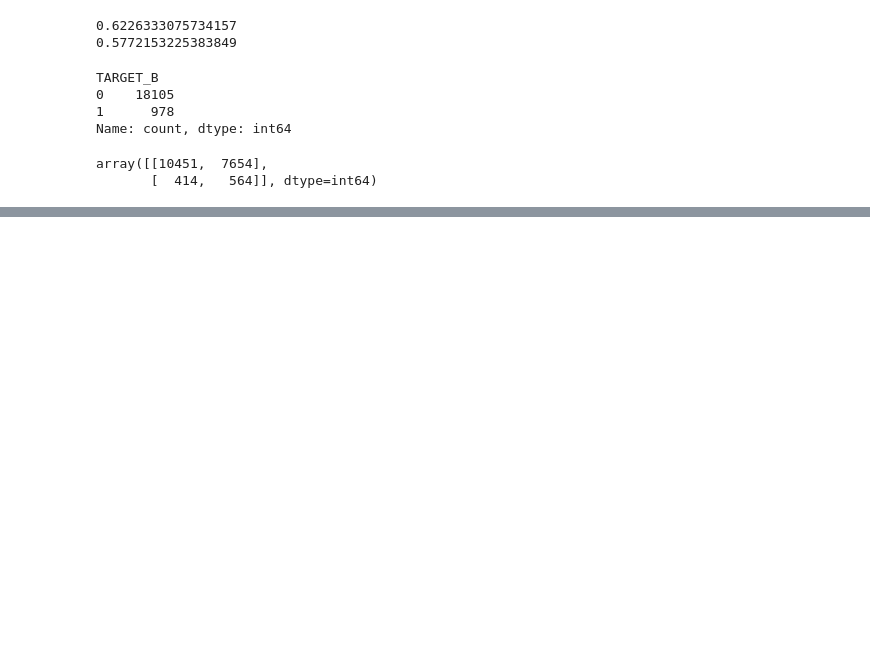
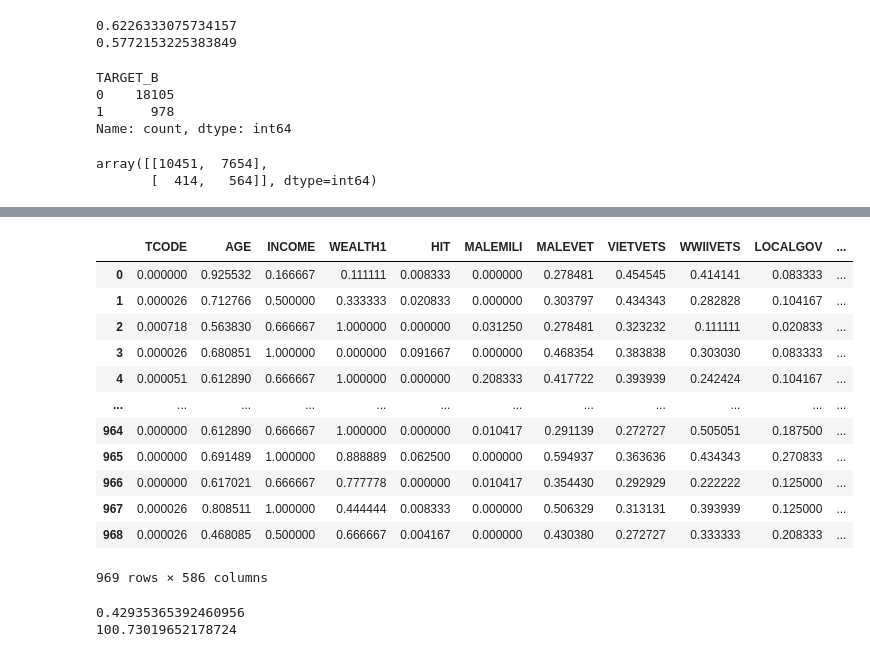
Before and after one commit to PatriciaMaureen/lab-handling-data-imbalance-classification, a Jupyter notebook: lab-handling-data-imbalance-classification.ipynb, the cells around one changed output, grey strips where cells are left out. Saved outputs shown, nothing was run; the diff lists cells and outputs as text; code cells hidden in the pictures; blank space fills up the shorter version.

```diff
--- a/lab-handling-data-imbalance-classification.ipynb
+++ b/lab-handling-data-imbalance-classification.ipynb
@@ -663,0 +740,16 @@ array([[10451,  7654],
+# %%
+X_test
+# %% [output]
+|  | TCODE | AGE | INCOME | WEALTH1 | HIT | MALEMILI | MALEVET | VIETVETS | WWIIVETS | LOCALGOV | ... |
+| 0 | 0.000000 | 0.925532 | 0.166667 | 0.111111 | 0.008333 | 0.000000 | 0.278481 | 0.454545 | 0.414141 | 0.083333 | ... |
+| 1 | 0.000026 | 0.712766 | 0.500000 | 0.333333 | 0.020833 | 0.000000 | 0.303797 | 0.434343 | 0.282828 | 0.104167 | ... |
+| 2 | 0.000718 | 0.563830 | 0.666667 | 1.000000 | 0.000000 | 0.031250 | 0.278481 | 0.323232 | 0.111111 | 0.020833 | ... |
+| 3 | 0.000026 | 0.680851 | 1.000000 | 0.000000 | 0.091667 | 0.000000 | 0.468354 | 0.383838 | 0.303030 | 0.083333 | ... |
+| 4 | 0.000051 | 0.612890 | 0.666667 | 1.000000 | 0.000000 | 0.208333 | 0.417722 | 0.393939 | 0.242424 | 0.104167 | ... |
+| ... | ... | ... | ... | ... | ... | ... | ... | ... | ... | ... | ... |
+| 964 | 0.000000 | 0.612890 | 0.666667 | 1.000000 | 0.000000 | 0.010417 | 0.291139 | 0.272727 | 0.505051 | 0.187500 | ... |
+| 965 | 0.000000 | 0.691489 | 1.000000 | 0.888889 | 0.062500 | 0.000000 | 0.594937 | 0.363636 | 0.434343 | 0.270833 | ... |
+| 966 | 0.000000 | 0.617021 | 0.666667 | 0.777778 | 0.000000 | 0.010417 | 0.354430 | 0.292929 | 0.222222 | 0.125000 | ... |
+| 967 | 0.000026 | 0.808511 | 1.000000 | 0.444444 | 0.008333 | 0.000000 | 0.506329 | 0.313131 | 0.393939 | 0.125000 | ... |
+| 968 | 0.000026 | 0.468085 | 0.500000 | 0.666667 | 0.004167 | 0.000000 | 0.430380 | 0.272727 | 0.333333 | 0.208333 | ... |
+969 rows × 586 columns
@@ -663,0 +761,14 @@ array([[10451,  7654],
+# %%
+# First we start with a linear Regression Model
+
+from sklearn import linear_model
+from sklearn.metrics import mean_squared_error, r2_score
+
+lm = linear_model.LinearRegression()
+lm.fit(X_train,y_train)
+print(lm.score(X_train,y_train))
+y_pred = lm.predict(X_test)
+print(mean_squared_error(y_pred,y_test))
+# %% [output]
+0.42935365392460956
+100.73019652178724
```
Also changed, not shown: parts of 35 cells of this notebook.
